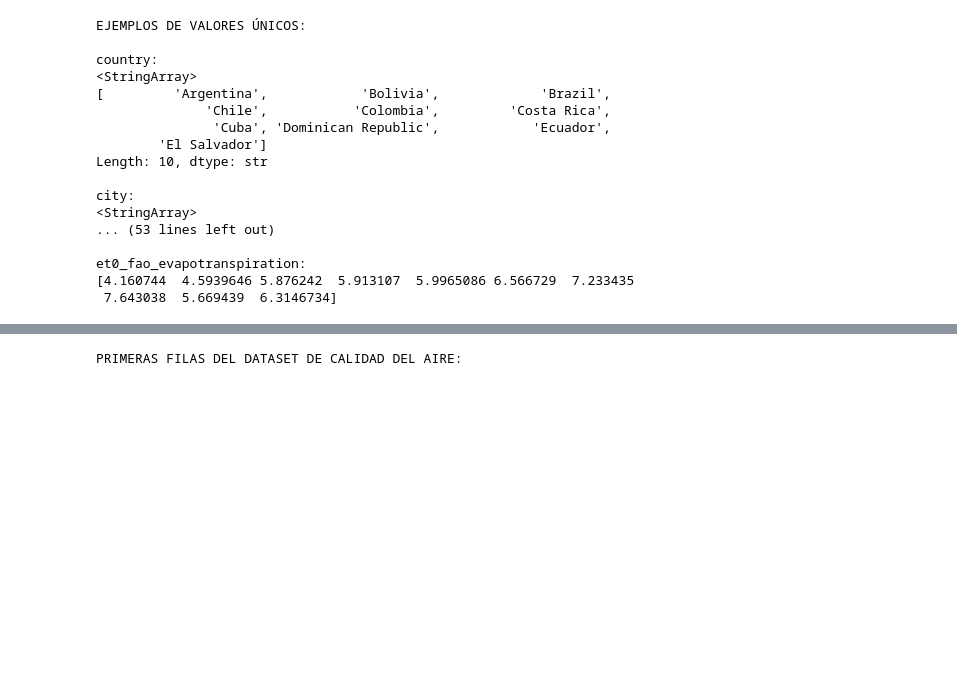
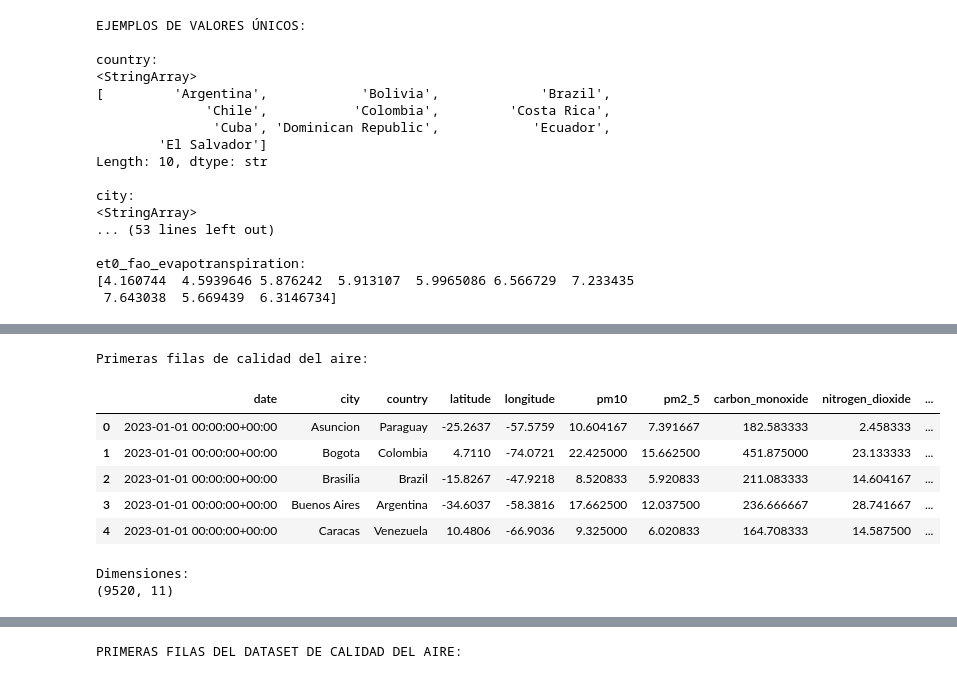
Before and after one commit to majobarreda/Proyecto-datos-masivos, a Jupyter notebook: notebooks/01_exploracion_inicial.ipynb, the cells around one changed output, grey strips where cells are left out. Cells and saved outputs as stored; diff of their text form; code cells hidden in the pictures; blank space fills up the shorter version.

```diff
--- a/notebooks/01_exploracion_inicial.ipynb
+++ b/notebooks/01_exploracion_inicial.ipynb
@@ -122,0 +359,40 @@ et0_fao_evapotranspiration:
+# %%
+df_aire_horario = pd.concat(
+    resultados,
+    ignore_index=True
+)
+
+df_aire_horario["date"] = (
+    df_aire_horario["time"].dt.floor("D")
+)
+
+df_aire = (
+    df_aire_horario
+    .groupby(
+        [
+            "date",
+            "city",
+            "country",
+            "latitude",
+            "longitude"
+        ],
+        as_index=False
+    )[columnas_contaminantes]
+    .mean()
+)
+
+print("Primeras filas de calidad del aire:")
+display(df_aire.head())
+
+print("\nDimensiones:")
+print(df_aire.shape)
+# %% [output]
+Primeras filas de calidad del aire:
+|  | date | city | country | latitude | longitude | pm10 | pm2_5 | carbon_monoxide | nitrogen_dioxide | ... |
+| 0 | 2023-01-01 00:00:00+00:00 | Asuncion | Paraguay | -25.2637 | -57.5759 | 10.604167 | 7.391667 | 182.583333 | 2.458333 | ... |
+| 1 | 2023-01-01 00:00:00+00:00 | Bogota | Colombia | 4.7110 | -74.0721 | 22.425000 | 15.662500 | 451.875000 | 23.133333 | ... |
+| 2 | 2023-01-01 00:00:00+00:00 | Brasilia | Brazil | -15.8267 | -47.9218 | 8.520833 | 5.920833 | 211.083333 | 14.604167 | ... |
+| 3 | 2023-01-01 00:00:00+00:00 | Buenos Aires | Argentina | -34.6037 | -58.3816 | 17.662500 | 12.037500 | 236.666667 | 28.741667 | ... |
+| 4 | 2023-01-01 00:00:00+00:00 | Caracas | Venezuela | 10.4806 | -66.9036 | 9.325000 | 6.020833 | 164.708333 | 14.587500 | ... |
+Dimensiones:
+(9520, 11)
```
Also changed, not shown: parts of 7 cells of this notebook.
